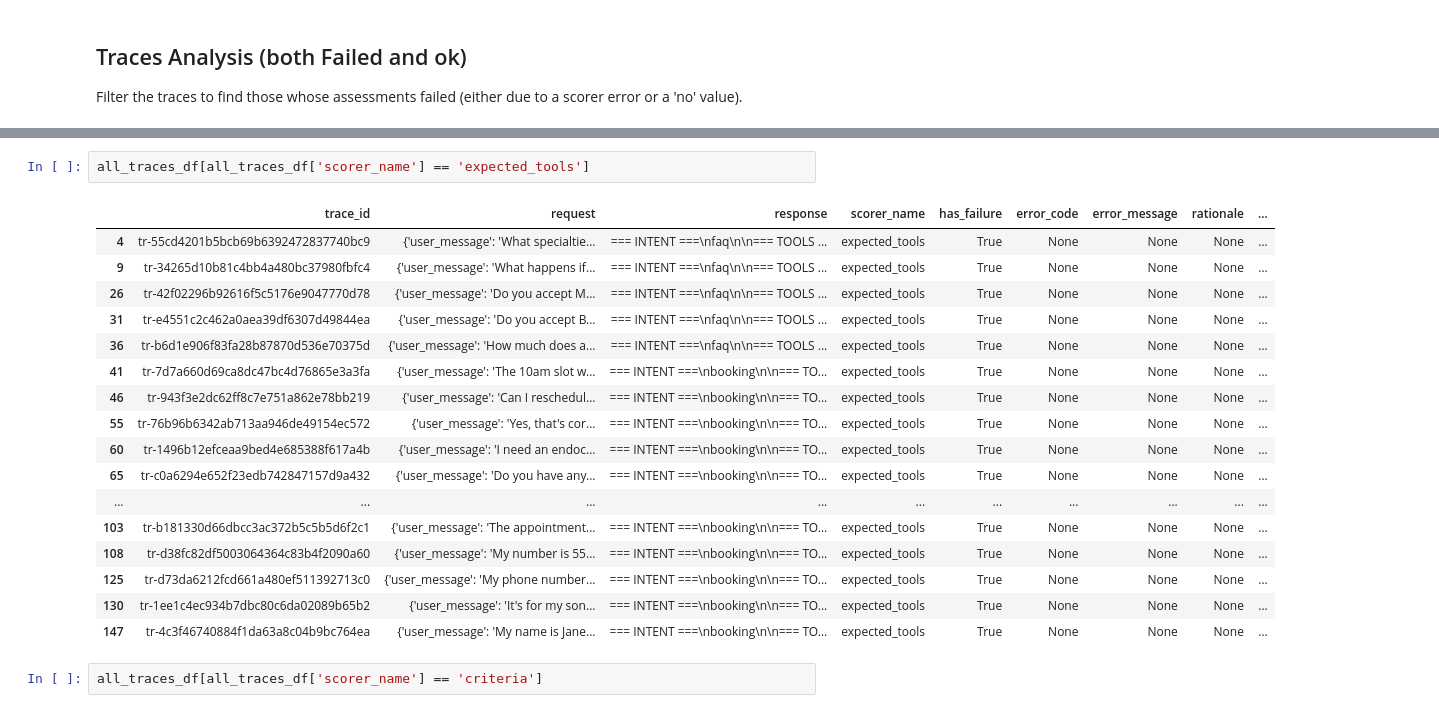
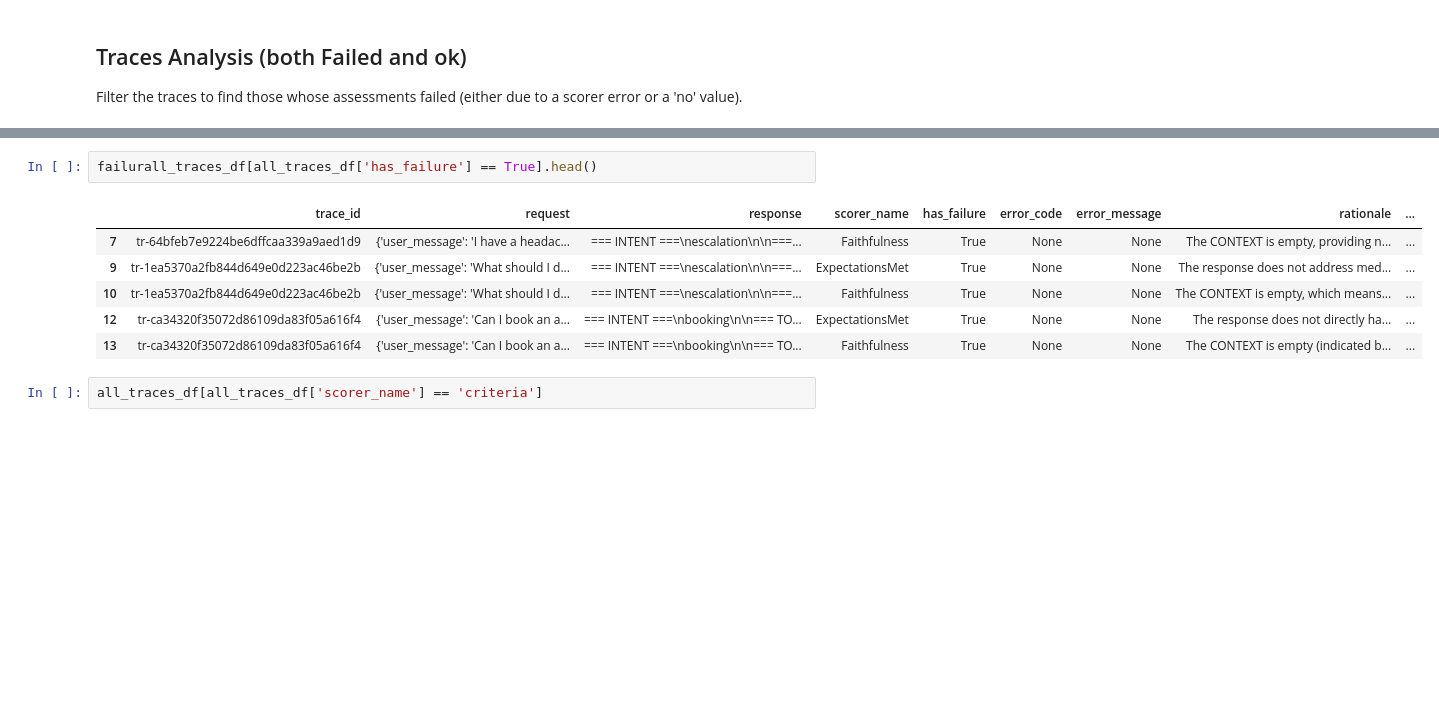
Before and after one commit to phnv/customer-service-scheduling-bot, a Jupyter notebook: notebooks/prompt_evaluation copy.ipynb, the cells around one changed output, grey strips where cells are left out. Cells and saved outputs as stored; diff of their text form; blank space fills up the shorter version.

```diff
--- a/notebooks/prompt_evaluation copy.ipynb
+++ b/notebooks/prompt_evaluation copy.ipynb
@@ -344,23 +344,12 @@ all_traces_df.head()
-# %%
-all_traces_df[all_traces_df['scorer_name'] == 'expected_tools']
-# %% [output]
-|  | trace_id | request | response | scorer_name | has_failure | error_code | error_message | rationale | ... |
-| 4 | tr-55cd4201b5bcb69b6392472837740bc9 | {'user_message': 'What specialtie... | === INTENT ===\nfaq\n\n=== TOOLS ... | expected_tools | True | None | None | None | ... |
-| 9 | tr-34265d10b81c4bb4a480bc37980fbfc4 | {'user_message': 'What happens if... | === INTENT ===\nfaq\n\n=== TOOLS ... | expected_tools | True | None | None | None | ... |
-| 26 | tr-42f02296b92616f5c5176e9047770d78 | {'user_message': 'Do you accept M... | === INTENT ===\nfaq\n\n=== TOOLS ... | expected_tools | True | None | None | None | ... |
-| 31 | tr-e4551c2c462a0aea39df6307d49844ea | {'user_message': 'Do you accept B... | === INTENT ===\nfaq\n\n=== TOOLS ... | expected_tools | True | None | None | None | ... |
-| 36 | tr-b6d1e906f83fa28b87870d536e70375d | {'user_message': 'How much does a... | === INTENT ===\nfaq\n\n=== TOOLS ... | expected_tools | True | None | None | None | ... |
-| 41 | tr-7d7a660d69ca8dc47bc4d76865e3a3fa | {'user_message': 'The 10am slot w... | === INTENT ===\nbooking\n\n=== TO... | expected_tools | True | None | None | None | ... |
-| 46 | tr-943f3e2dc62ff8c7e751a862e78bb219 | {'user_message': 'Can I reschedul... | === INTENT ===\nbooking\n\n=== TO... | expected_tools | True | None | None | None | ... |
-| 55 | tr-76b96b6342ab713aa946de49154ec572 | {'user_message': 'Yes, that's cor... | === INTENT ===\nbooking\n\n=== TO... | expected_tools | True | None | None | None | ... |
-| 60 | tr-1496b12efceaa9bed4e685388f617a4b | {'user_message': 'I need an endoc... | === INTENT ===\nbooking\n\n=== TO... | expected_tools | True | None | None | None | ... |
-| 65 | tr-c0a6294e652f23edb742847157d9a432 | {'user_message': 'Do you have any... | === INTENT ===\nbooking\n\n=== TO... | expected_tools | True | None | None | None | ... |
-| ... | ... | ... | ... | ... | ... | ... | ... | ... | ... |
-| 103 | tr-b181330d66dbcc3ac372b5c5b5d6f2c1 | {'user_message': 'The appointment... | === INTENT ===\nbooking\n\n=== TO... | expected_tools | True | None | None | None | ... |
-| 108 | tr-d38fc82df5003064364c83b4f2090a60 | {'user_message': 'My number is 55... | === INTENT ===\nbooking\n\n=== TO... | expected_tools | True | None | None | None | ... |
-| 125 | tr-d73da6212fcd661a480ef511392713c0 | {'user_message': 'My phone number... | === INTENT ===\nbooking\n\n=== TO... | expected_tools | True | None | None | None | ... |
-| 130 | tr-1ee1c4ec934b7dbc80c6da02089b65b2 | {'user_message': 'It's for my son... | === INTENT ===\nbooking\n\n=== TO... | expected_tools | True | None | None | None | ... |
-| 147 | tr-4c3f46740884f1da63a8c04b9bc764ea | {'user_message': 'My name is Jane... | === INTENT ===\nbooking\n\n=== TO... | expected_tools | True | None | None | None | ... |
+# %%
+failurall_traces_df[all_traces_df['has_failure'] == True].head()
+# %% [output]
+|  | trace_id | request | response | scorer_name | has_failure | error_code | error_message | rationale | ... |
+| 7 | tr-64bfeb7e9224be6dffcaa339a9aed1d9 | {'user_message': 'I have a headac... | === INTENT ===\nescalation\n\n===... | Faithfulness | True | None | None | The CONTEXT is empty, providing n... | ... |
+| 9 | tr-1ea5370a2fb844d649e0d223ac46be2b | {'user_message': 'What should I d... | === INTENT ===\nescalation\n\n===... | ExpectationsMet | True | None | None | The response does not address med... | ... |
+| 10 | tr-1ea5370a2fb844d649e0d223ac46be2b | {'user_message': 'What should I d... | === INTENT ===\nescalation\n\n===... | Faithfulness | True | None | None | The CONTEXT is empty, which means... | ... |
+| 12 | tr-ca34320f35072d86109da83f05a616f4 | {'user_message': 'Can I book an a... | === INTENT ===\nbooking\n\n=== TO... | ExpectationsMet | True | None | None | The response does not directly ha... | ... |
+| 13 | tr-ca34320f35072d86109da83f05a616f4 | {'user_message': 'Can I book an a... | === INTENT ===\nbooking\n\n=== TO... | Faithfulness | True | None | None | The CONTEXT is empty (indicated b... | ... |
 # %%
 all_traces_df[all_traces_df['scorer_name'] == 'criteria']
 # %% [output]
```
Also changed, not shown: parts of 14 cells of this notebook, 22 other files.
